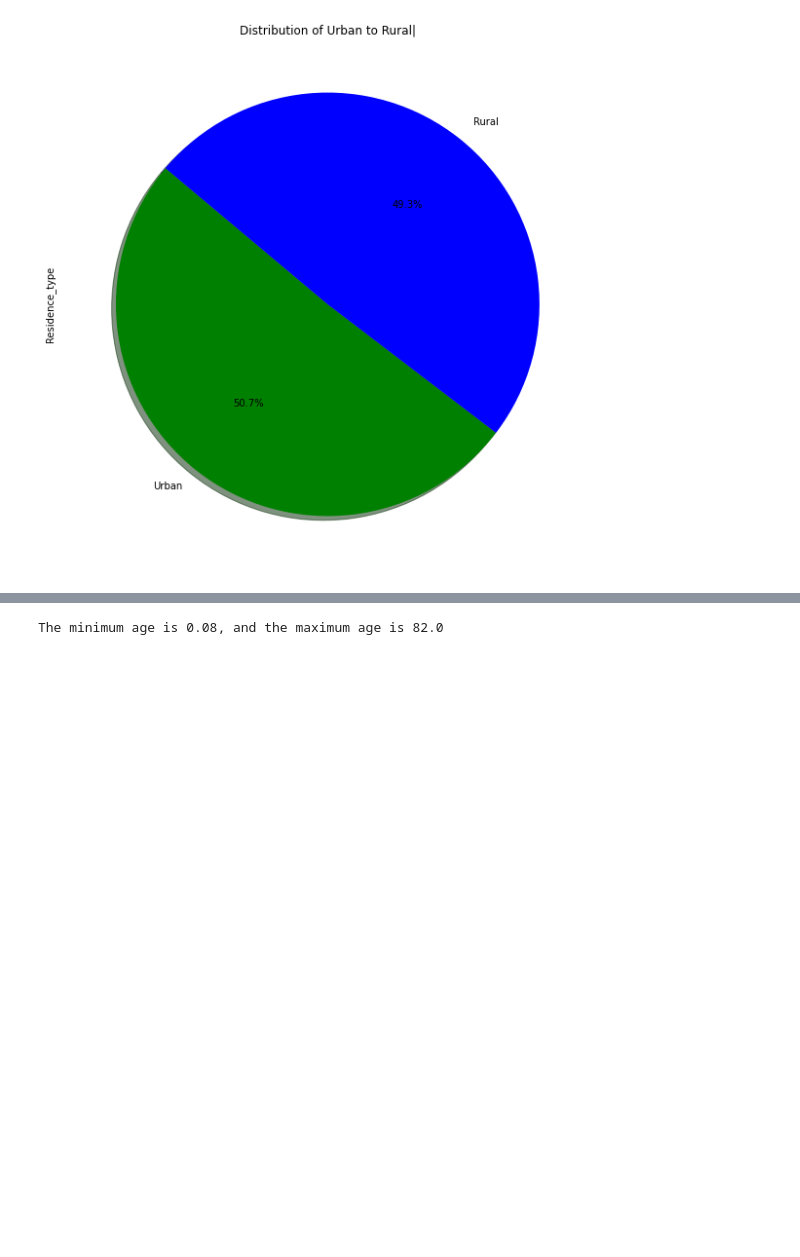
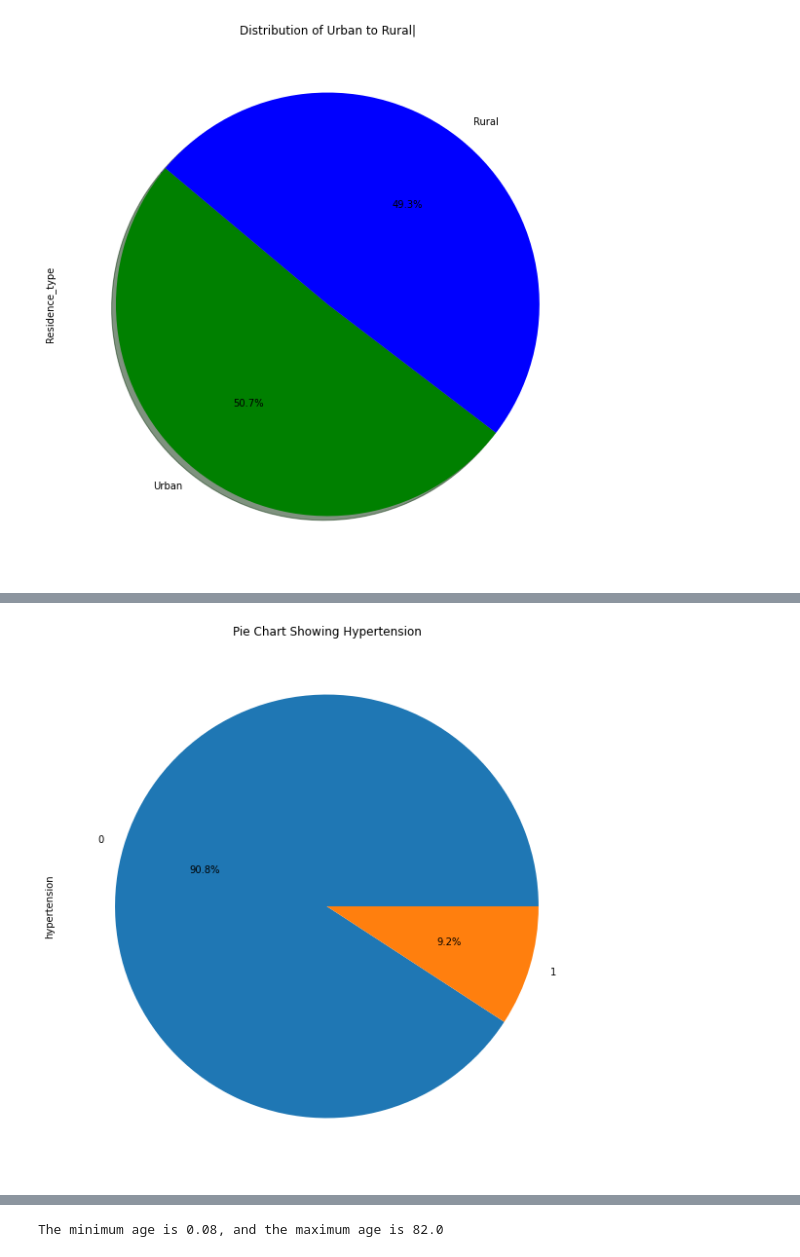
Before and after one commit to ruchisharma19/Project-4-Data-Doctors, a Jupyter notebook: Untitled.ipynb, the cells around one changed output, grey strips where cells are left out. Drawn from its saved outputs; the diff is of its cells as text; code cells hidden in the pictures; blank space fills up the shorter version.

```diff
--- a/Untitled.ipynb
+++ b/Untitled.ipynb
@@ -200,0 +201,11 @@ plt.savefig("./images/work_type_bar_chart.png")
+# %%
+#plot a pie chart showing hypertension
+work_type_plot = stroke_df_new['hypertension'].value_counts()
+work_type_plot.plot(kind='pie',figsize=(20,10), autopct= "%1.1f%%")
+
+# set a title for the chart
+plt.title ("Pie Chart Showing Hypertension")
+
+plt.savefig("./images/hypertension_pie_chart.png")
+# %% [output]
+[figure, added]
```
Also changed, not shown: parts of 14 cells of this notebook, 7 other files.
